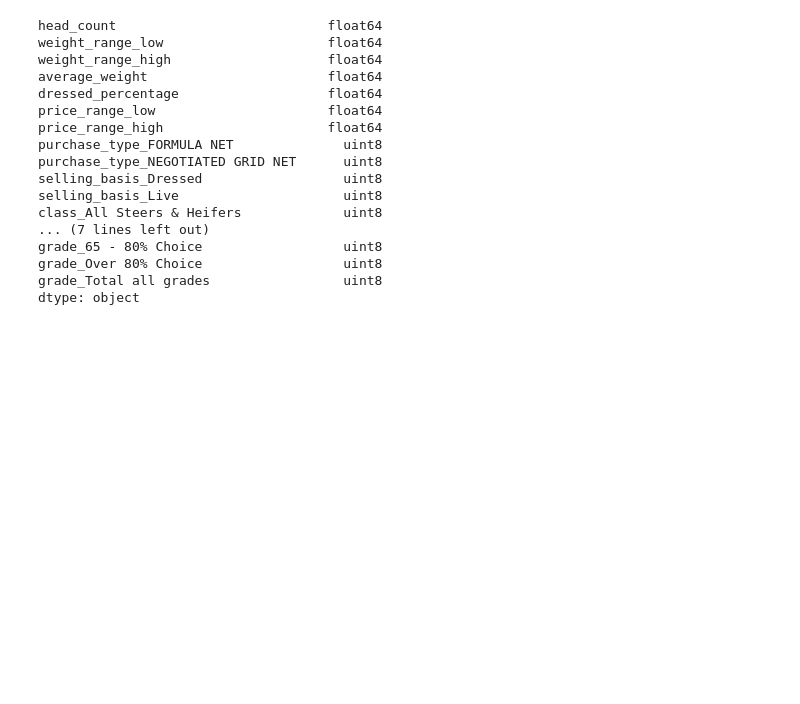
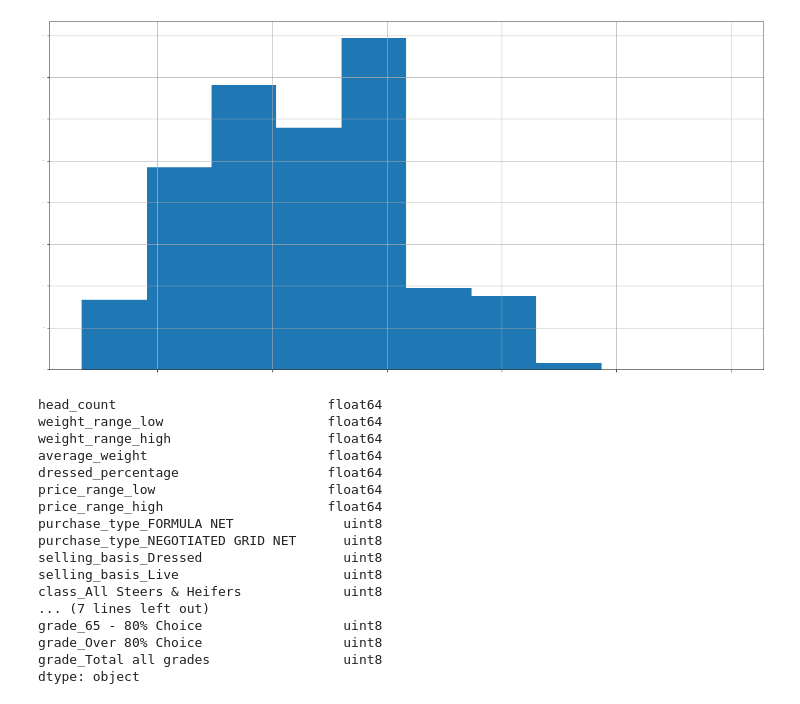
Before and after one commit to omileye/usda-price-prediction, a Jupyter notebook: usda-price-predictions.ipynb, the cells around one changed output. Drawn from its saved outputs; the diff is of its cells as text; code cells hidden in the pictures; blank space fills up the shorter version.

```diff
--- a/usda-price-predictions.ipynb
+++ b/usda-price-predictions.ipynb
@@ -80,3 +97,8 @@ dtype: object
+# %%
+target.hist(xlabelsize=1, ylabelsize=1)
+pyplot.show()
+# %% [output]
+[figure, added]
 # %%
 # Encoding categorical data
 target = dataset.pop('weighted_avg_price')
```
Also changed, not shown: parts of 5 cells of this notebook, 1 other file.
